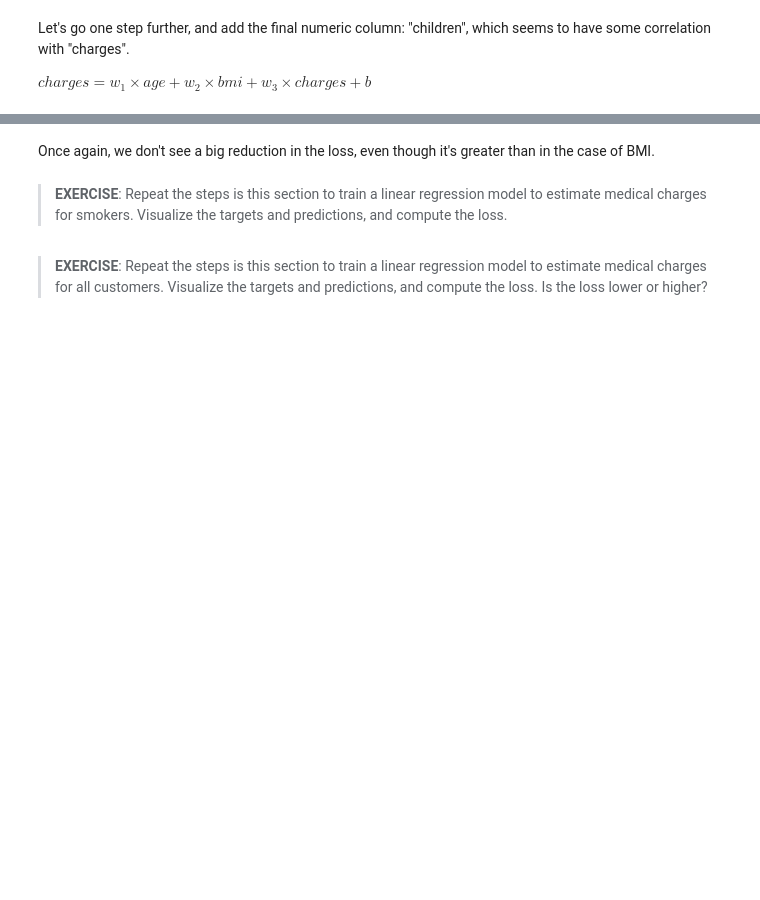
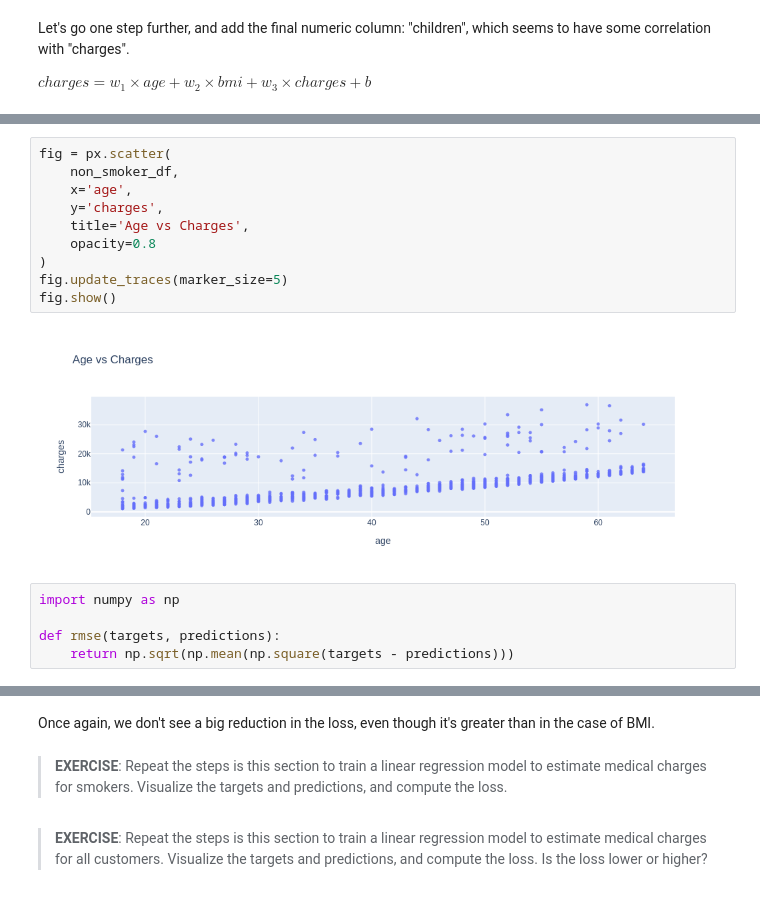
Before and after one commit to geff-ghost/notebooks, a Jupyter notebook: Machine-Learning/lesson-1-linear-regression-with-scikit-learn.ipynb, the cells around one changed output, grey strips where cells are left out. Saved outputs shown, nothing was run; the diff lists cells and outputs as text; blank space fills up the shorter version.

```diff
--- a/Machine-Learning/lesson-1-linear-regression-with-scikit-learn.ipynb
+++ b/Machine-Learning/lesson-1-linear-regression-with-scikit-learn.ipynb
@@ -1093 +1126,18 @@ fig.show()
+# %%
+fig = px.scatter(
+    non_smoker_df,
+    x='age',
+    y='charges',
+    title='Age vs Charges',
+    opacity=0.8
+)
+fig.update_traces(marker_size=5)
+fig.show()
+# %% [output]
+[figure, added]
+# %%
+import numpy as np
+
+def rmse(targets, predictions):
+    return np.sqrt(np.mean(np.square(targets - predictions)))
 # %%
```
Also changed, not shown: parts of 17 cells of this notebook, 1 other file.
